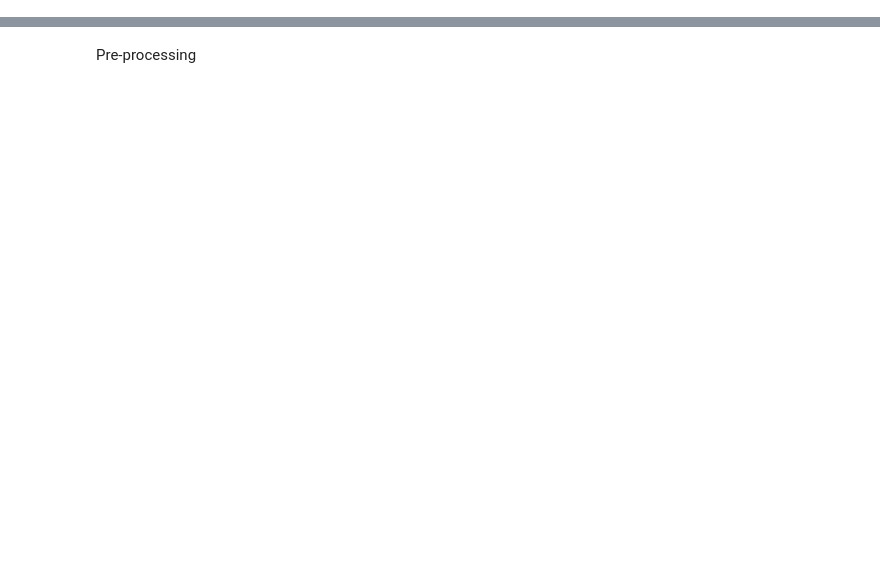
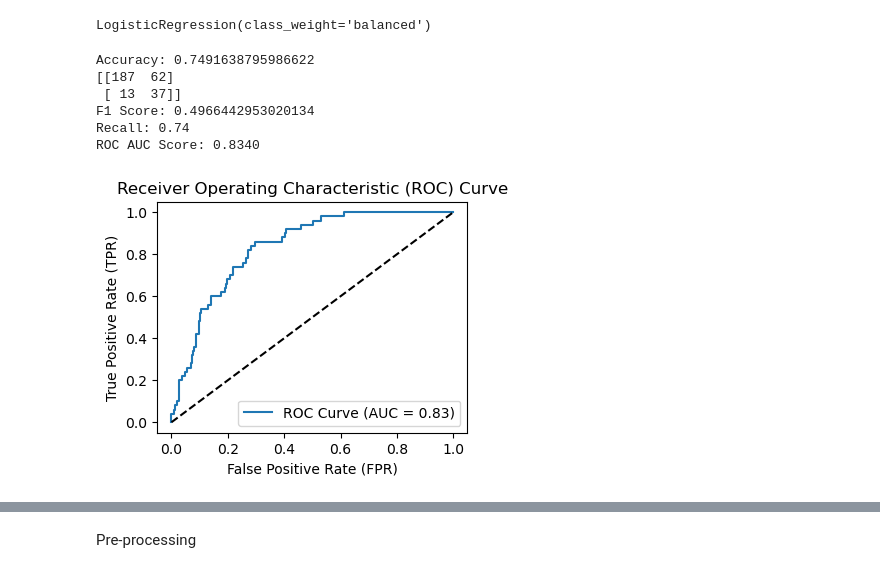
Before and after one commit to RuiQianSun/team7, a Jupyter notebook: experiments/log_reg(CatherineLiang).ipynb, the cells around one changed output, grey strips where cells are left out. Saved outputs shown, nothing was run; the diff lists cells and outputs as text; code cells hidden in the pictures; blank space fills up the shorter version.

```diff
--- a/experiments/log_reg(CatherineLiang).ipynb
+++ b/experiments/log_reg(CatherineLiang).ipynb
@@ -19,0 +34,14 @@ df.head()
+# %%
+# Split dataset into all stroke patients and 5x the number of non-stroke patients (or try other ratios to see if improve model performance)
+strokes = df[df['stroke'] == 1]
+non_strokes = df[df['stroke'] == 0]
+non_strokes_sample = non_strokes.sample(n=1245, random_state= 47)
+
+df_balanced = pd.concat([strokes, non_strokes_sample])
+
+# Shuffle the dataset to mix stroke and non-stroke patients randomly, frac=1 to use 100% of the rows
+df_balanced = df_balanced.sample(frac=1, random_state=42).reset_index(drop=True)
+
+#Split dataset into predictors and outcome vars
+X = df_balanced.drop(columns=['stroke'])
+y = df_balanced['stroke']
@@ -19,0 +123,55 @@ df.head()
+# %%
+#Fit the model
+from sklearn.linear_model import LogisticRegression
+
+model = LogisticRegression(class_weight='balanced')
+model.fit(X_train, y_train)
+# %% [output]
+LogisticRegression(class_weight='balanced')
+# %%
+#Predict outcome on test set
+y_pred = model.predict(X_test)
+
+#Get model performance metrics
+from sklearn.metrics import accuracy_score, f1_score, confusion_matrix, roc_auc_score, roc_curve, recall_score
+import matplotlib.pyplot as plt
+
+accuracy = accuracy_score(y_test, y_pred)
+print(f"Accuracy: {accuracy}")
+conf_matrix = confusion_matrix(y_test, y_pred)
+print(conf_matrix)
+
+# y_test: true labels, y_pred: predicted labels
+f1 = f1_score(y_test, y_pred)
+
+print(f"F1 Score: {f1}")
+
+recall = recall_score(y_test, y_pred)
+
+print(f"Recall: {recall}")
+
+# Get probabilities for class 1 (stroke patients)
+y_prob = model.predict_proba(X_test)[:, 1]
+
+#Calculate AUC and plot the ROC curve
+auc_score = roc_auc_score(y_test, y_prob)
+print(f"ROC AUC Score: {auc_score:.4f}")
+
+fpr, tpr, thresholds = roc_curve(y_test, y_prob)
+
+plt.figure(figsize=(4, 3))
+plt.plot(fpr, tpr, label=f'ROC Curve (AUC = {auc_score:.2f})')
+plt.plot([0, 1], [0, 1], 'k--')  # Random classifier line
+plt.xlabel('False Positive Rate (FPR)')
+plt.ylabel('True Positive Rate (TPR)')
+plt.title('Receiver Operating Characteristic (ROC) Curve')
+plt.legend(loc='lower right')
+plt.show()
+# %% [output]
+Accuracy: 0.7491638795986622
+[[187  62]
+ [ 13  37]]
+F1 Score: 0.4966442953020134
+Recall: 0.74
+ROC AUC Score: 0.8340
+[figure, added]
```
Also changed, not shown: parts of 54 cells of this notebook, 4 other files.
